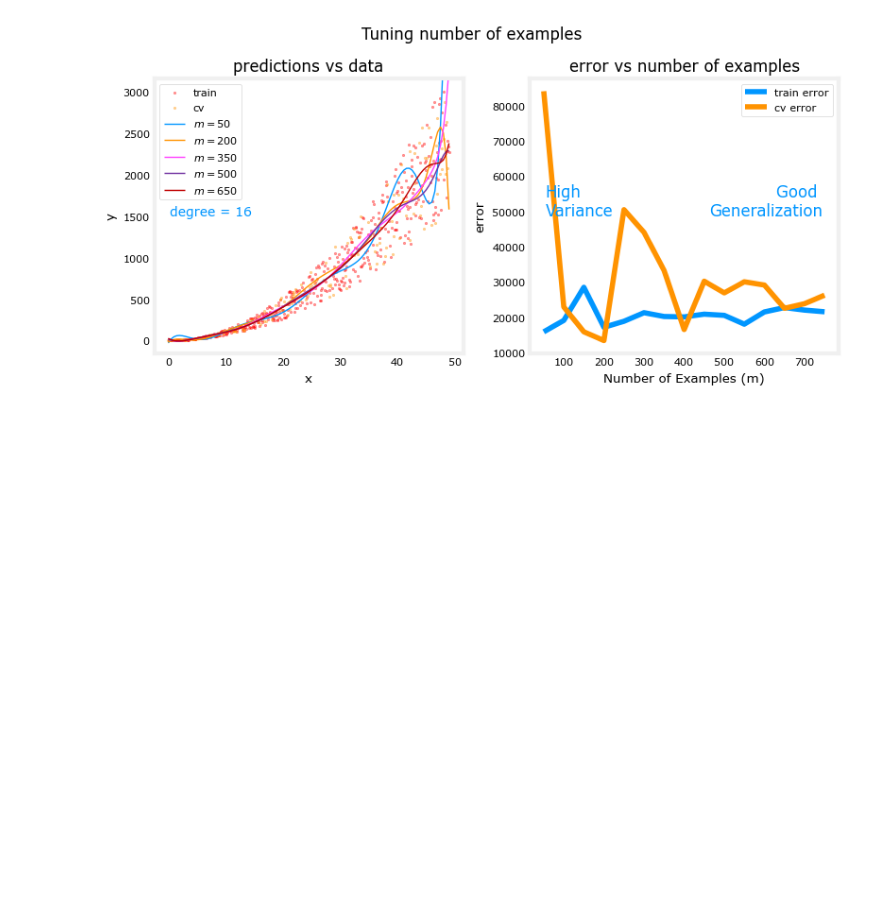
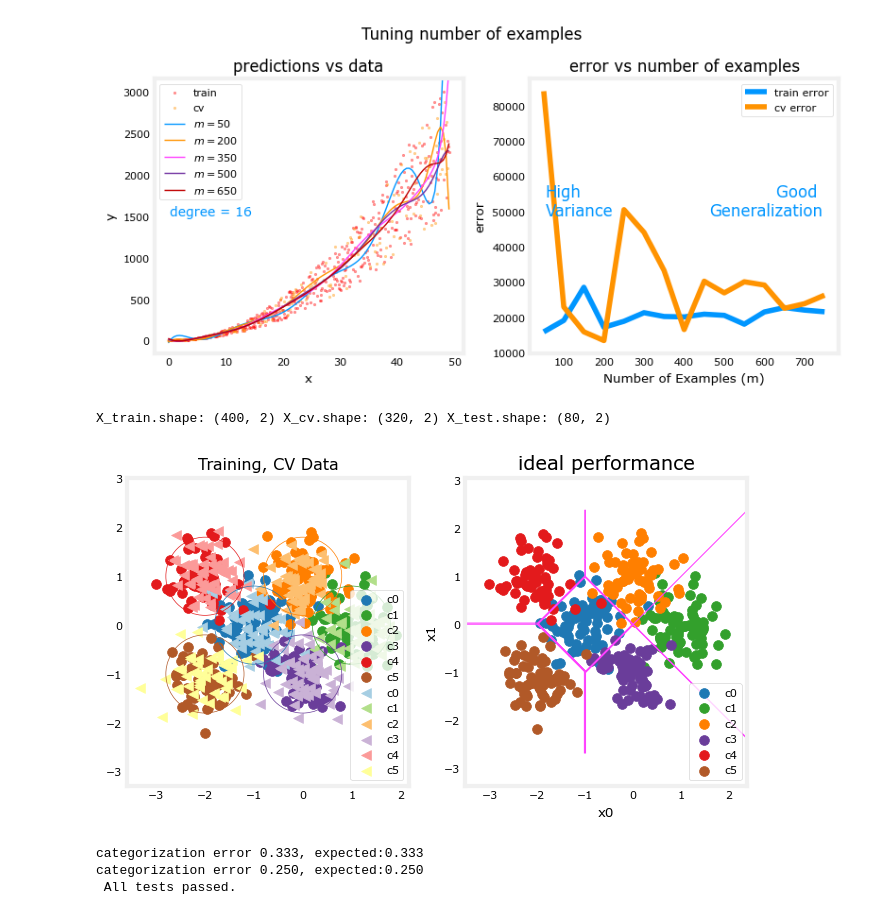
Before and after one commit to RishxGit/Model-Evaluation, a Jupyter notebook: model_evaluation.ipynb, the cells around one changed output. Cells and saved outputs as stored; diff of their text form; code cells hidden in the pictures; blank space fills up the shorter version.

Commit message:
implement classification error metric eval_cat_err

```diff
--- a/model_evaluation.ipynb
+++ b/model_evaluation.ipynb
@@ -188,3 +188,15 @@ plt_tune_m(X_train, y_train, X_cv, y_cv, x, y_pred, err_train, err_cv, m_range,
 [figure]
 # %%
 #Neural Networks
+# %%
+X, y, centers, classes, std = gen_blobs()
+# split the data. Large CV population for demonstration
+X_train, X_, y_train, y_ = train_test_split(X,y,test_size=0.50, random_state=1)
+X_cv, X_test, y_cv, y_test = train_test_split(X_,y_,test_size=0.20, random_state=1)
+print("X_train.shape:", X_train.shape, "X_cv.shape:", X_cv.shape, "X_test.shape:", X_test.shape)
+# %% [output]
+X_train.shape: (400, 2) X_cv.shape: (320, 2) X_test.shape: (80, 2)
+# %%
+plt_train_eq_dist(X_train, y_train,classes, X_cv, y_cv, centers, std)
+# %% [output]
+[figure, added]
@@ -190,0 +213,15 @@ plt_tune_m(X_train, y_train, X_cv, y_cv, x, y_pred, err_train, err_cv, m_range,
+# %%
+y_hat = np.array([1, 2, 0])
+y_tmp = np.array([1, 2, 3])
+print(f"categorization error {np.squeeze(eval_cat_err(y_hat, y_tmp)):0.3f}, expected:0.333" )
+y_hat = np.array([[1], [2], [0], [3]])
+y_tmp = np.array([[1], [2], [1], [3]])
+print(f"categorization error {np.squeeze(eval_cat_err(y_hat, y_tmp)):0.3f}, expected:0.250" )
+
+# BEGIN UNIT TEST
+test_eval_cat_err(eval_cat_err)
+# END UNIT TEST
+# %% [output]
+categorization error 0.333, expected:0.333
+categorization error 0.250, expected:0.250
+ All tests passed.
```
Also changed, not shown: parts of 1 cell of this notebook.
